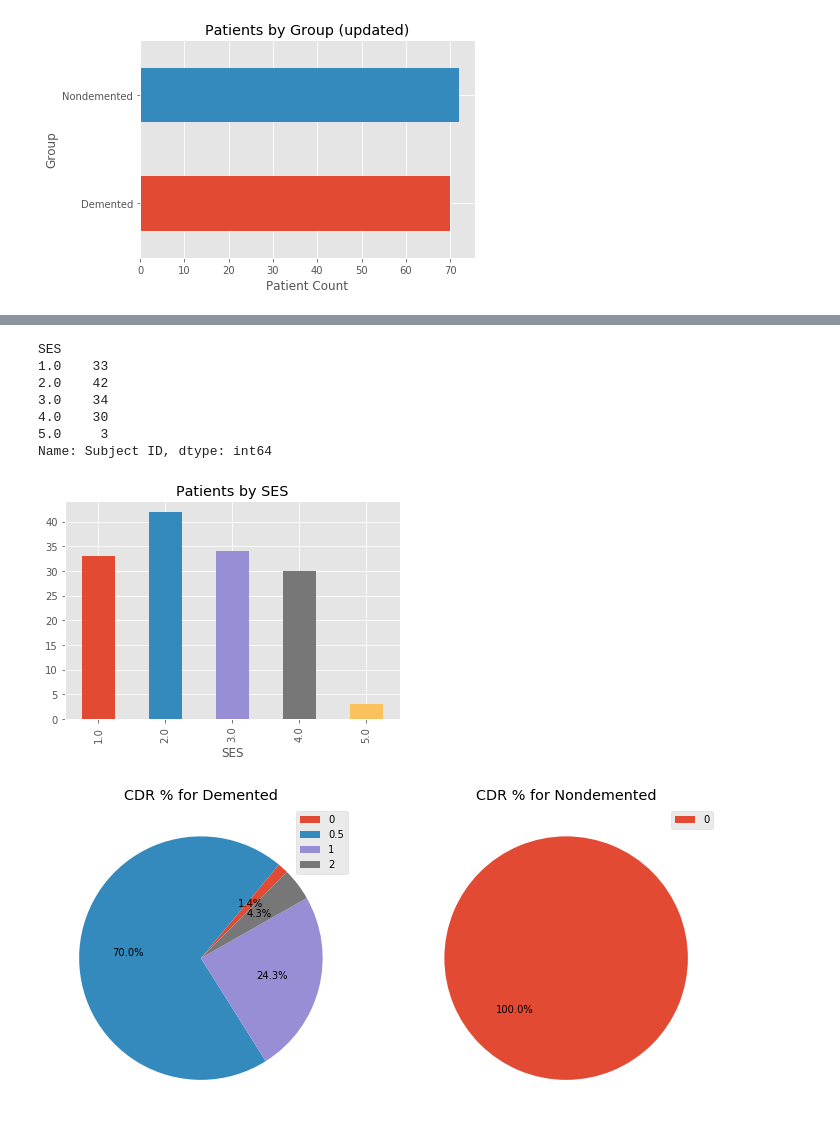
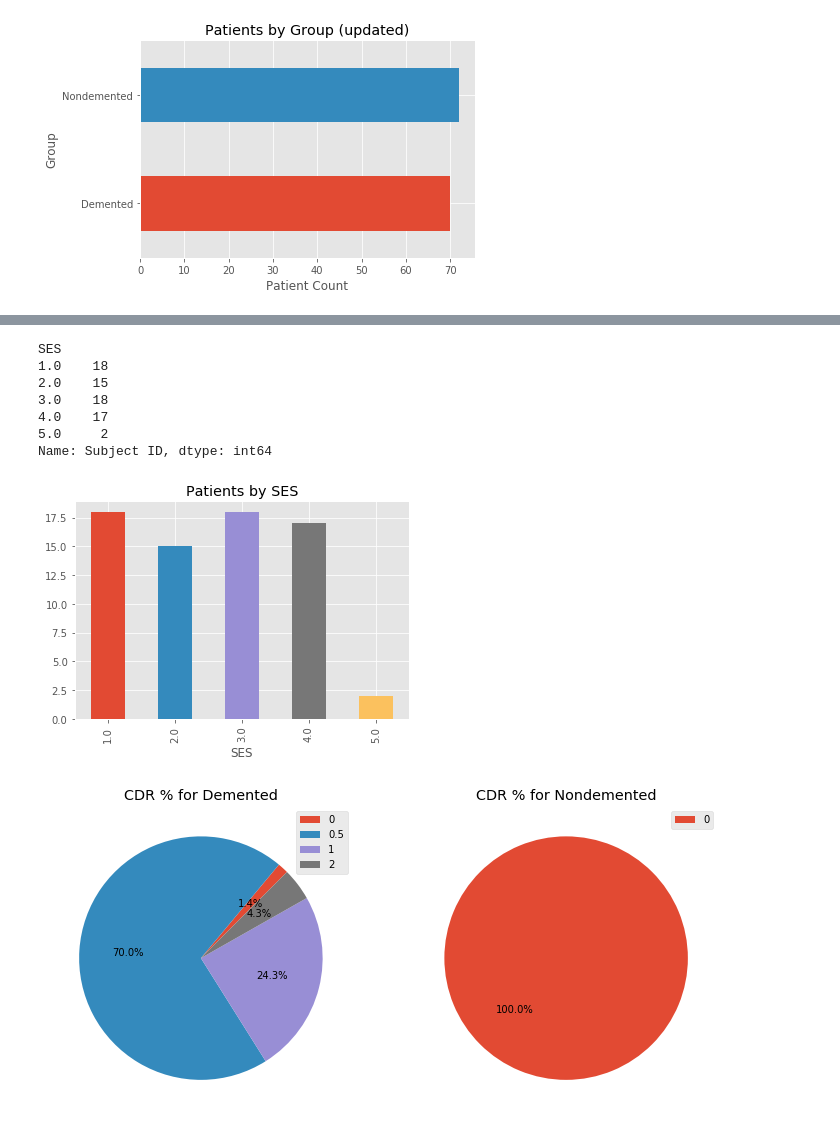
Before and after one commit to madhavi-r/Mashya_repo, a Jupyter notebook: final-notebook.ipynb, the cells around one changed output, grey strips where cells are left out. Cells and saved outputs as stored; diff of their text form; code cells hidden in the pictures.

```diff
--- a/final-notebook.ipynb
+++ b/final-notebook.ipynb
@@ -199,20 +209,20 @@ plt.savefig('edu_age_box.png')
 [figure]
 # %%
 # generate bar graph for visualizing patient by SES
-ses_count = keep_first.drop_duplicates(['Subject ID']).groupby('SES').count()['Subject ID']
+ses_count = keep_first.drop_duplicates(['Subject ID']).loc[keep_first['Group'] == 'Demented'].groupby('SES').count()['Subject ID']
 ses_bar = ses_count.plot(kind='bar',grid=True,title='Patients by SES')
 print(ses_count)
 
 plt.savefig('ses_bar.png')
 # %% [output]
 SES
-1.0    33
-2.0    42
-3.0    34
-4.0    30
-5.0     3
+1.0    18
+2.0    15
+3.0    18
+4.0    17
+5.0     2
 Name: Subject ID, dtype: int64
-[figure, old version]
+[figure, new version]
 # %%
 labels=[0,0.5,1,2]
 fig,(ax1,ax2) = plt.subplots(1,2,subplot_kw={'aspect':'equal'},figsize=(12,12))
```
Also changed, not shown: parts of 13 cells of this notebook.
